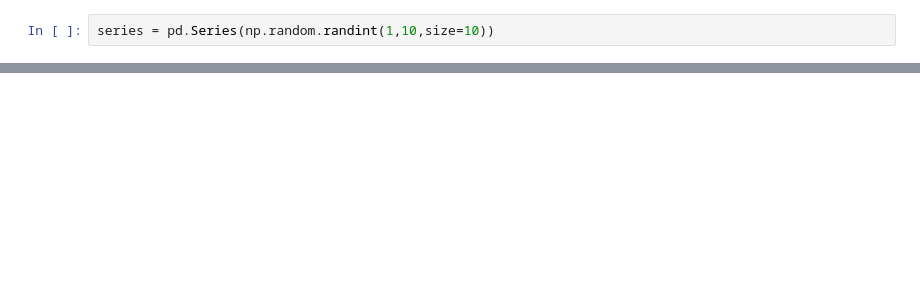
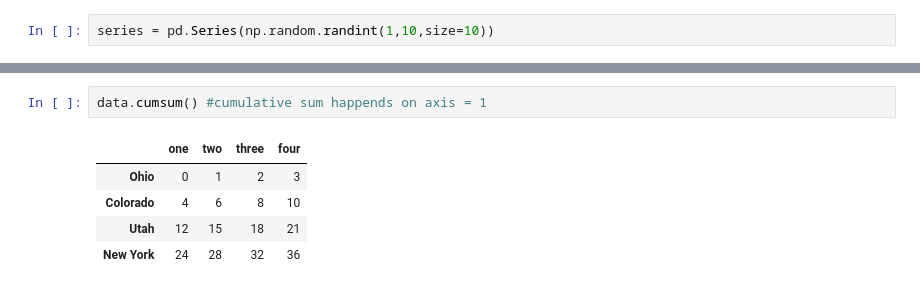
Before and after one commit to asbharath/MachineLearning, a Jupyter notebook: Data Analysis - Python/Intro .ipynb, the cells around one changed output, grey strips where cells are left out. Drawn from its saved outputs; the diff is of its cells as text; blank space fills up the shorter version.

```diff
--- a/Data Analysis - Python/Intro .ipynb
+++ b/Data Analysis - Python/Intro .ipynb
@@ -1092,0 +1426,8 @@ dtype: int32
+# %%
+data.cumsum() #cumulative sum happends on axis = 1
+# %% [output]
+|  | one | two | three | four |
+| Ohio | 0 | 1 | 2 | 3 |
+| Colorado | 4 | 6 | 8 | 10 |
+| Utah | 12 | 15 | 18 | 21 |
+| New York | 24 | 28 | 32 | 36 |
```
Also changed, not shown: parts of 91 cells of this notebook, 1 other file.
